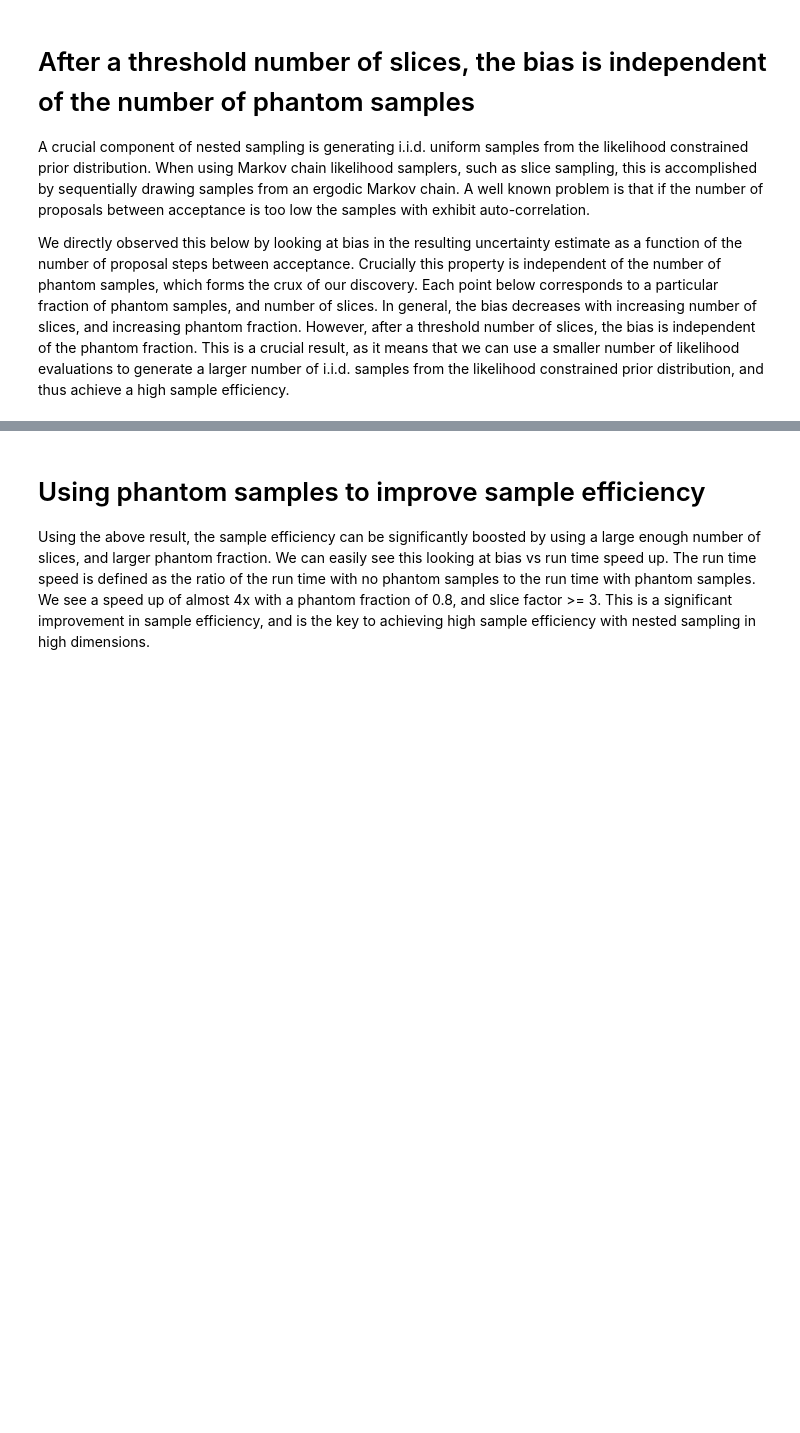
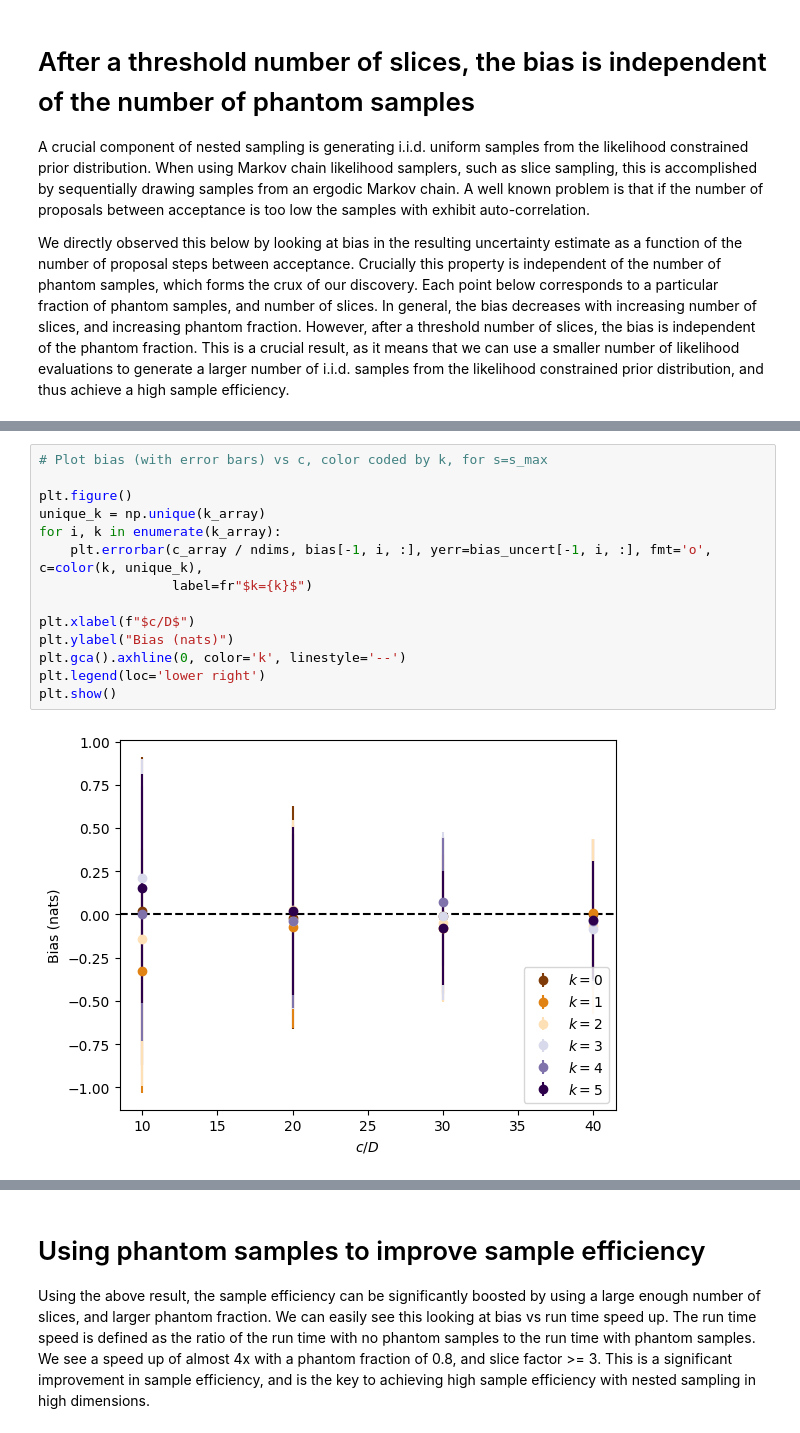
Before and after one commit to Joshuaalbert/jaxns, a Jupyter notebook: docs/papers/phantom-powered-nested-sampling/phantom_bias_tradeoff.ipynb, the cells around one changed output, grey strips where cells are left out. Saved outputs shown, nothing was run; the diff lists cells and outputs as text; blank space fills up the shorter version.

```diff
--- a/docs/papers/phantom-powered-nested-sampling/phantom_bias_tradeoff.ipynb
+++ b/docs/papers/phantom-powered-nested-sampling/phantom_bias_tradeoff.ipynb
@@ -43,0 +101,16 @@ We directly observed this below by looking at bias in the resulting uncertainty
+# %%
+# Plot bias (with error bars) vs c, color coded by k, for s=s_max
+
+plt.figure()
+unique_k = np.unique(k_array)
+for i, k in enumerate(k_array):
+    plt.errorbar(c_array / ndims, bias[-1, i, :], yerr=bias_uncert[-1, i, :], fmt='o', c=color(k, unique_k),
+                 label=fr"$k={k}$")
+
+plt.xlabel(f"$c/D$")
+plt.ylabel("Bias (nats)")
+plt.gca().axhline(0, color='k', linestyle='--')
+plt.legend(loc='lower right')
+plt.show()
+# %% [output]
+[figure, added]
```
Also changed, not shown: parts of 17 cells of this notebook, 5 other files.
